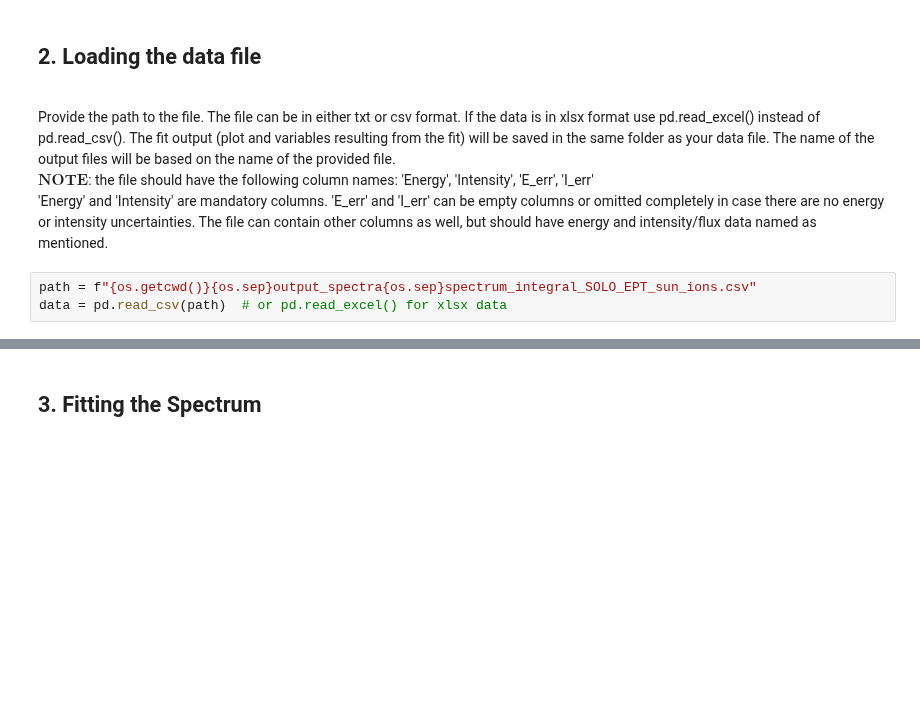
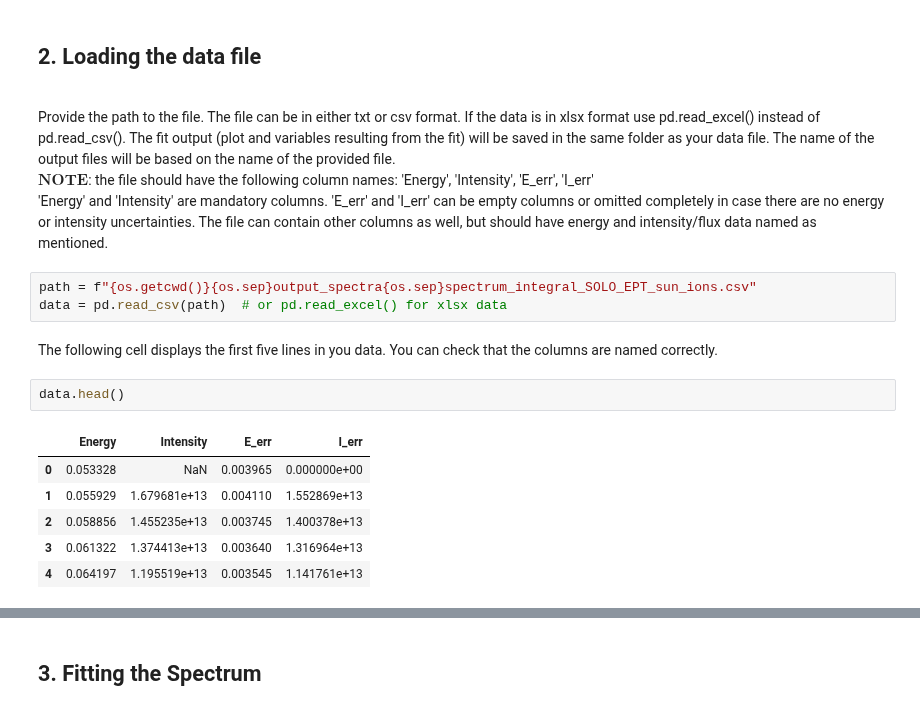
Before and after one commit to soler-he/sep_tools, a Jupyter notebook: SEP_Fit-Spectra.ipynb, the cells around one changed output, grey strips where cells are left out. Drawn from its saved outputs; the diff is of its cells as text; blank space fills up the shorter version.

```diff
--- a/SEP_Fit-Spectra.ipynb
+++ b/SEP_Fit-Spectra.ipynb
@@ -38,3 +51,14 @@ The tool includes the following five models, which can be used to fit the data:
 # %%
 path = f"{os.getcwd()}{os.sep}output_spectra{os.sep}spectrum_integral_SOLO_EPT_sun_ions.csv"
 data = pd.read_csv(path)  # or pd.read_excel() for xlsx data
+# %% [markdown]
+The following cell displays the first five lines in you data. You can check that the columns are named correctly.
+# %%
+data.head()
+# %% [output]
+|  | Energy | Intensity | E_err | I_err |
+| 0 | 0.053328 | NaN | 0.003965 | 0.000000e+00 |
+| 1 | 0.055929 | 1.679681e+13 | 0.004110 | 1.552869e+13 |
+| 2 | 0.058856 | 1.455235e+13 | 0.003745 | 1.400378e+13 |
+| 3 | 0.061322 | 1.374413e+13 | 0.003640 | 1.316964e+13 |
+| 4 | 0.064197 | 1.195519e+13 | 0.003545 | 1.141761e+13 |
```
Also changed, not shown: parts of 21 cells of this notebook, 3 other files.
